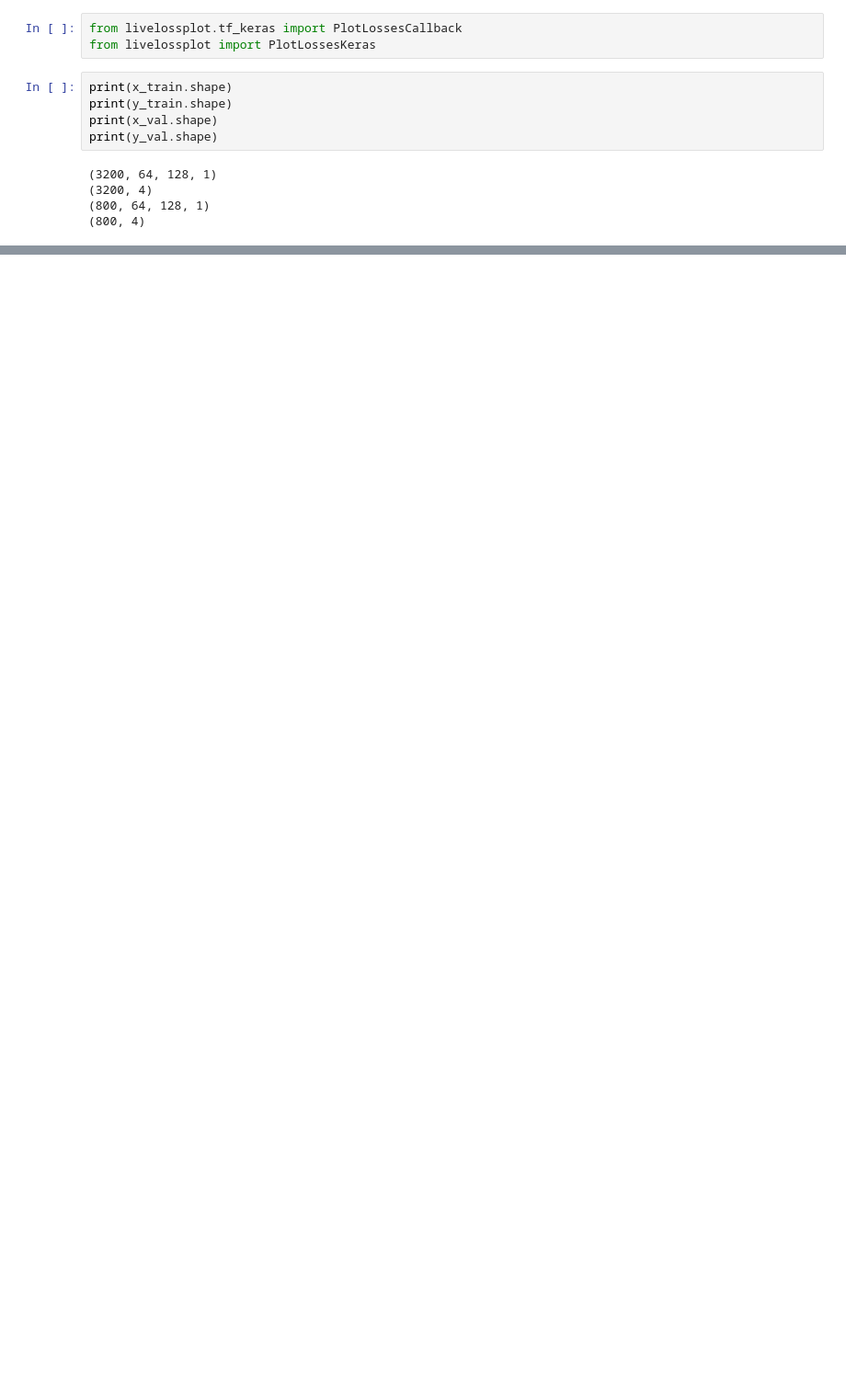
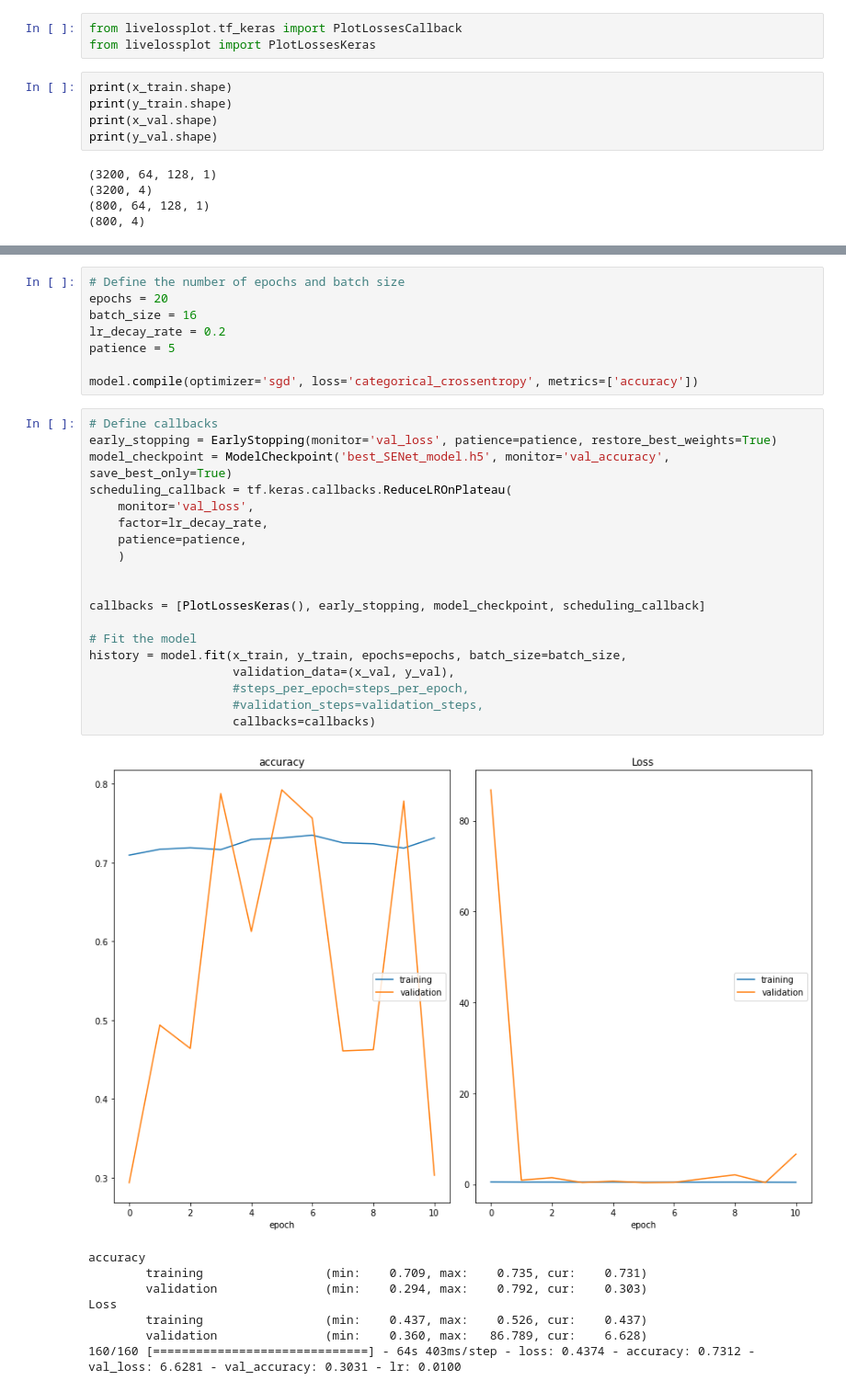
Before and after one commit to fnorambuenaver/LSSDS-Betelgeuse, a Jupyter notebook: 1_main_collab.ipynb, the cells around one changed output, grey strips where cells are left out. Shown at 92% size. Drawn from its saved outputs; the diff is of its cells as text; blank space fills up the shorter version.

Commit message:
weights and fine tunning

```diff
--- a/1_main_collab.ipynb
+++ b/1_main_collab.ipynb
@@ -257,0 +472,36 @@ KeyboardInterrupt:
+# %%
+# Define the number of epochs and batch size
+epochs = 20
+batch_size = 16
+lr_decay_rate = 0.2
+patience = 5
+
+model.compile(optimizer='sgd', loss='categorical_crossentropy', metrics=['accuracy'])
+# %%
+# Define callbacks
+early_stopping = EarlyStopping(monitor='val_loss', patience=patience, restore_best_weights=True)
+model_checkpoint = ModelCheckpoint('best_SENet_model.h5', monitor='val_accuracy', save_best_only=True)
+scheduling_callback = tf.keras.callbacks.ReduceLROnPlateau(
+    monitor='val_loss',
+    factor=lr_decay_rate,
+    patience=patience,
+    )
+
+
+callbacks = [PlotLossesKeras(), early_stopping, model_checkpoint, scheduling_callback]
+
+# Fit the model
+history = model.fit(x_train, y_train, epochs=epochs, batch_size=batch_size,
+                    validation_data=(x_val, y_val),
+                    #steps_per_epoch=steps_per_epoch,
+                    #validation_steps=validation_steps,
+                    callbacks=callbacks)
+# %% [output]
+[figure, added]
+accuracy
+        training                 (min:    0.709, max:    0.735, cur:    0.731)
+        validation               (min:    0.294, max:    0.792, cur:    0.303)
+Loss
+        training                 (min:    0.437, max:    0.526, cur:    0.437)
+        validation               (min:    0.360, max:   86.789, cur:    6.628)
+160/160 [==============================] - 64s 403ms/step - loss: 0.4374 - accuracy: 0.7312 - val_loss: 6.6281 - val_accuracy: 0.3031 - lr: 0.0100
```
Also changed, not shown: parts of 42 cells of this notebook, 11 other files.
